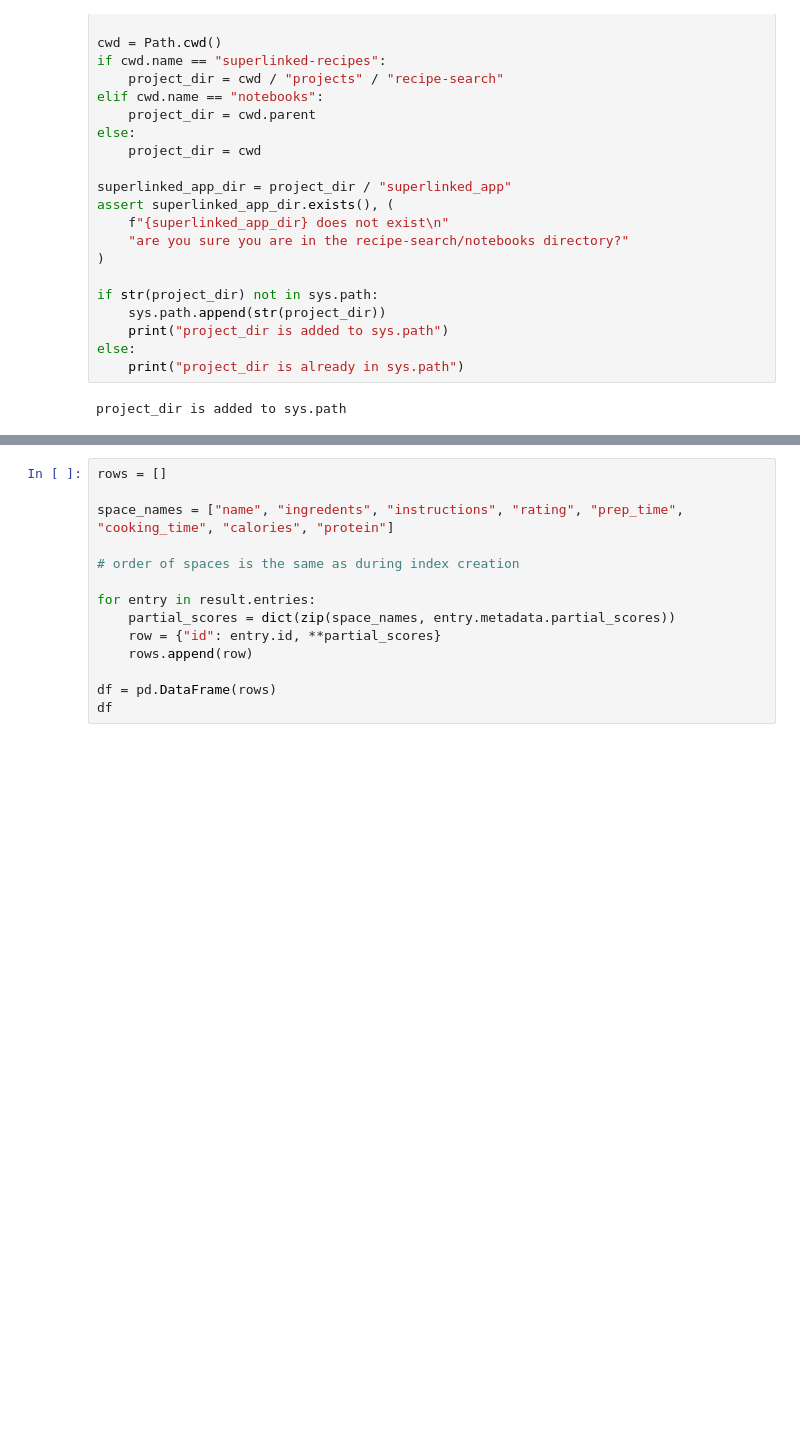
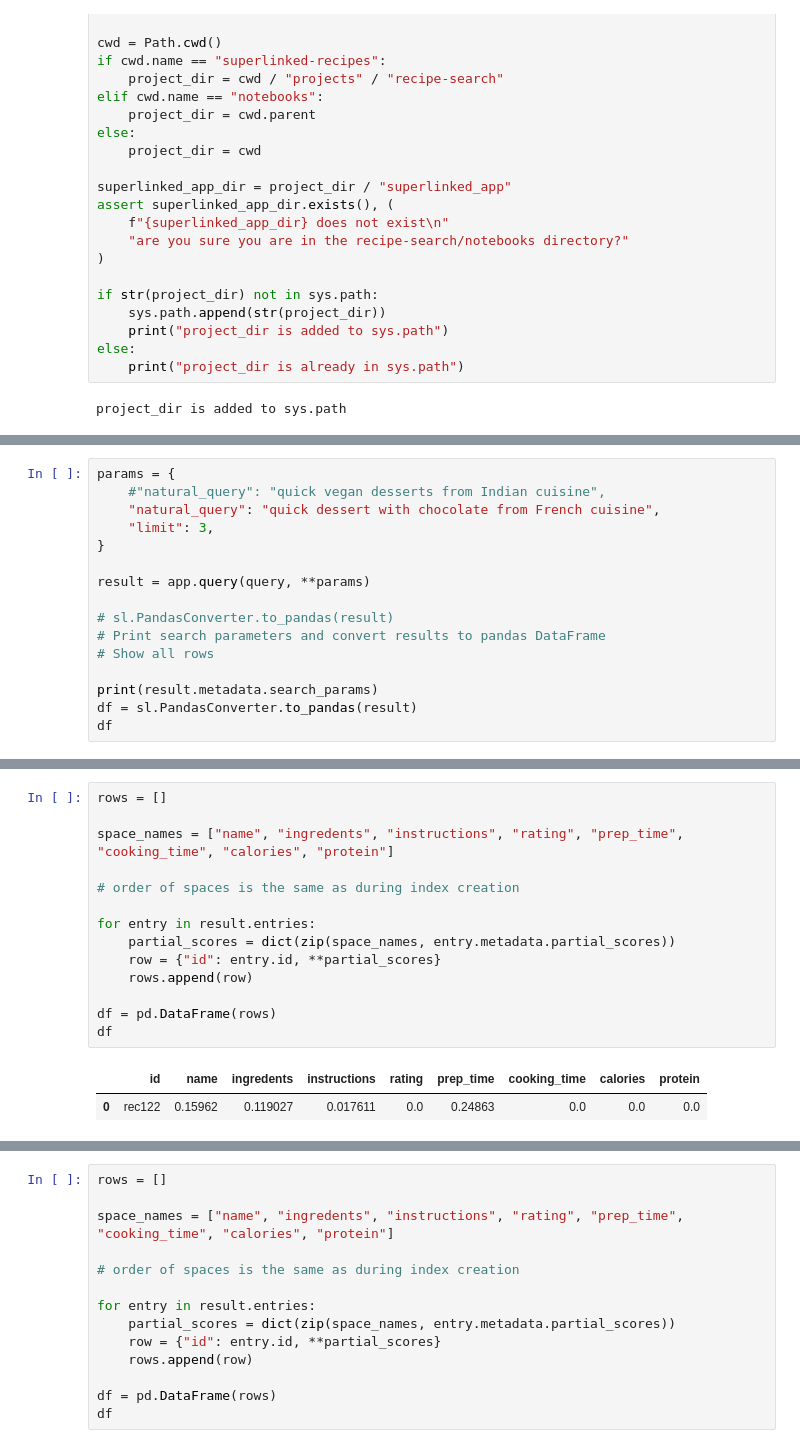
Before and after one commit to tatankam/sherlockrecipes, a Jupyter notebook: notebooks/superlinked_qdrant_recipes.ipynb, the cells around one changed output, grey strips where cells are left out. Drawn from its saved outputs; the diff is of its cells as text; blank space fills up the shorter version.

Commit message:
notebook query example

```diff
--- a/notebooks/superlinked_qdrant_recipes.ipynb
+++ b/notebooks/superlinked_qdrant_recipes.ipynb
@@ -73,0 +74,16 @@ app = executor.run()
+# %%
+params = {
+    #"natural_query": "quick vegan desserts from Indian cuisine",
+    "natural_query": "quick dessert with chocolate from French cuisine",
+    "limit": 3,
+}
+
+result = app.query(query, **params)
+
+# sl.PandasConverter.to_pandas(result)
+# Print search parameters and convert results to pandas DataFrame
+# Show all rows
+
+print(result.metadata.search_params)
+df = sl.PandasConverter.to_pandas(result)
+df
@@ -74,3 +100,20 @@ app = executor.run()
+# %%
+rows = []
+
+space_names = ["name", "ingredents", "instructions", "rating", "prep_time", "cooking_time", "calories", "protein"]
+
+# order of spaces is the same as during index creation
+
+for entry in result.entries:
+    partial_scores = dict(zip(space_names, entry.metadata.partial_scores))
+    row = {"id": entry.id, **partial_scores}
+    rows.append(row)
+
+df = pd.DataFrame(rows)
+df
+# %% [output]
+|  | id | name | ingredents | instructions | rating | prep_time | cooking_time | calories | protein |
+| 0 | rec122 | 0.15962 | 0.119027 | 0.017611 | 0.0 | 0.24863 | 0.0 | 0.0 | 0.0 |
 # %%
 params = {
     "natural_query": "quick vegan desserts",
```
Also changed, not shown: parts of 6 cells of this notebook.
